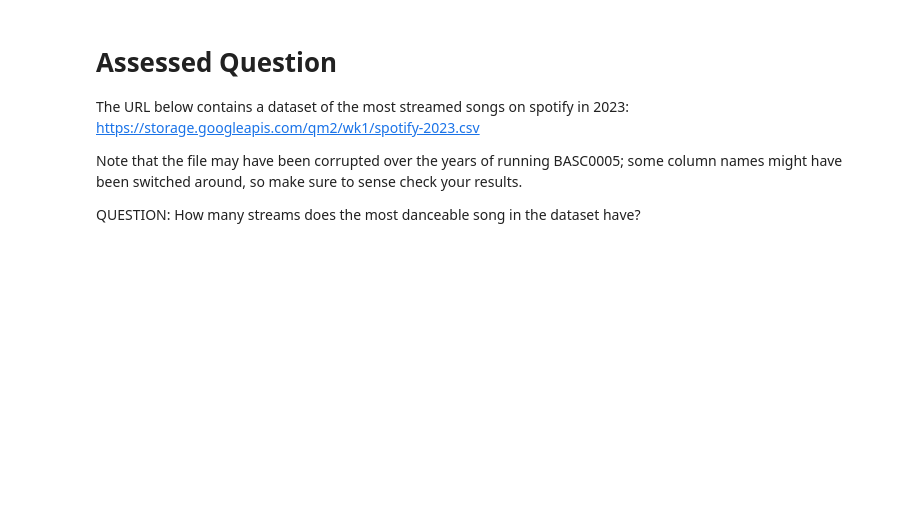
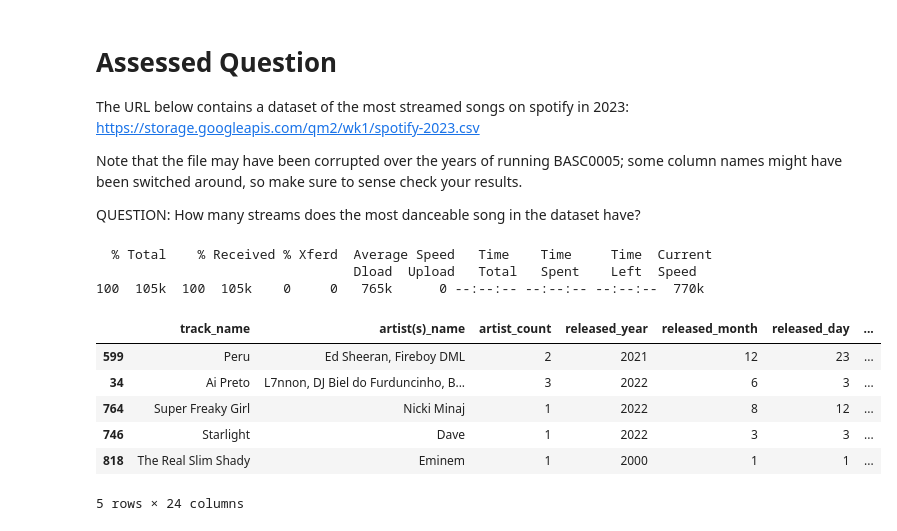
Before and after one commit to snig-17/QM2, a Jupyter notebook: W1_Python_Recap.ipynb, the cells around one changed output. Saved outputs shown, nothing was run; the diff lists cells and outputs as text; code cells hidden in the pictures; blank space fills up the shorter version.

```diff
--- a/W1_Python_Recap.ipynb
+++ b/W1_Python_Recap.ipynb
@@ -247,0 +254,17 @@ QUESTION: How many streams does the most danceable song in the dataset have?
+# %%
+!curl https://storage.googleapis.com/qm2/wk1/spotify-2023.csv -o ./data/wk1/spotifydata.csv
+data = pandas.read_csv('./data/wk1/spotifydata.csv')
+data = data.rename(columns={'bpm': 'streams', 'streams': 'bpm'})
+data.sort_values(by='danceability_%', inplace=True, ascending=False)
+data.head()
+# %% [output]
+  % Total    % Received % Xferd  Average Speed   Time    Time     Time  Current
+                                 Dload  Upload   Total   Spent    Left  Speed
+100  105k  100  105k    0     0   765k      0 --:--:-- --:--:-- --:--:--  770k
+|  | track_name | artist(s)_name | artist_count | released_year | released_month | released_day | ... |
+| 599 | Peru | Ed Sheeran, Fireboy DML | 2 | 2021 | 12 | 23 | ... |
+| 34 | Ai Preto | L7nnon, DJ Biel do Furduncinho, B... | 3 | 2022 | 6 | 3 | ... |
+| 764 | Super Freaky Girl | Nicki Minaj | 1 | 2022 | 8 | 12 | ... |
+| 746 | Starlight | Dave | 1 | 2022 | 3 | 3 | ... |
+| 818 | The Real Slim Shady | Eminem | 1 | 2000 | 1 | 1 | ... |
+5 rows × 24 columns
```
Also changed, not shown: parts of 4 cells of this notebook.
